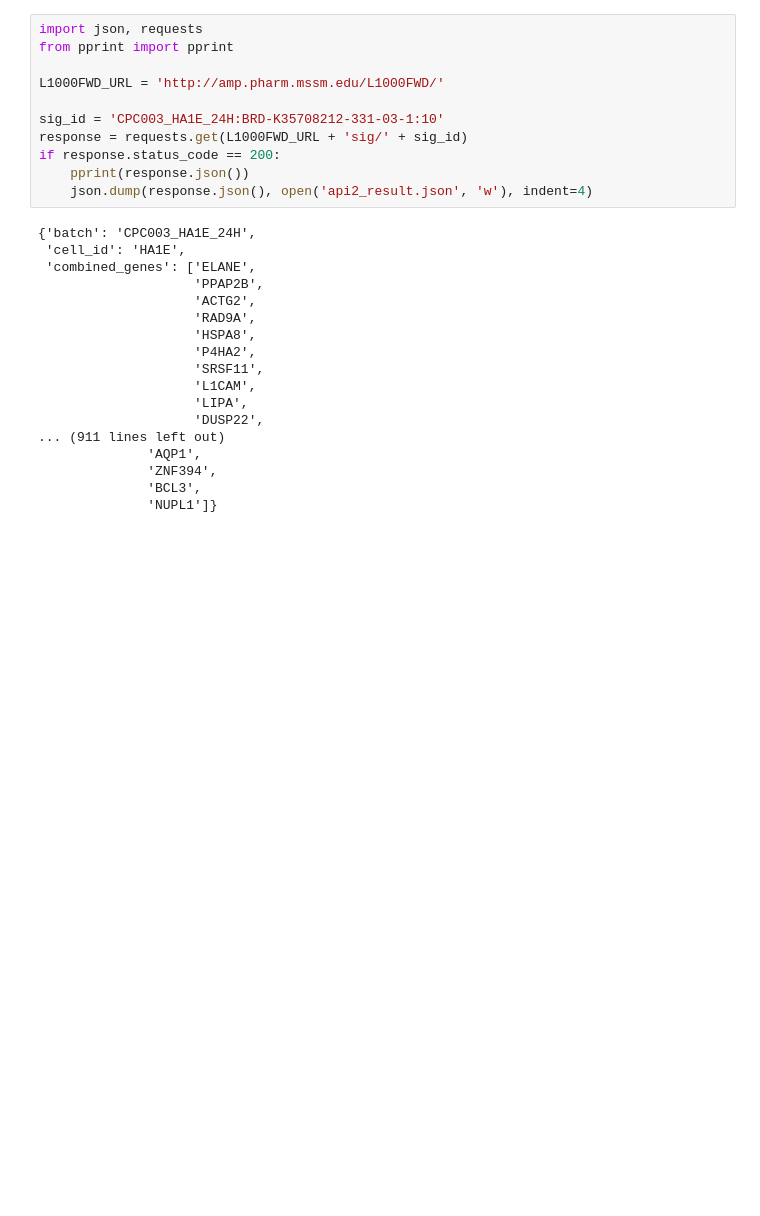
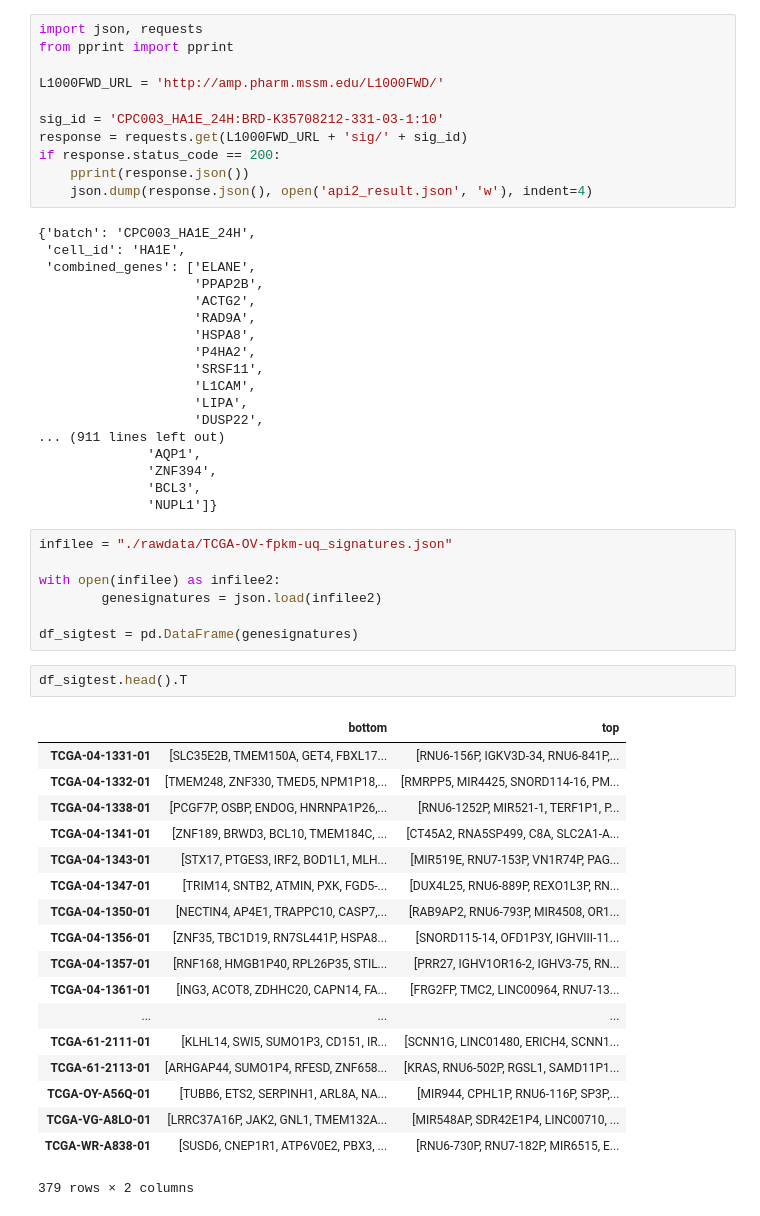
Before and after one commit to hfreid17/ovarian-cancer, a Jupyter notebook: pipeline/notebooks/development.ipynb, the cells around one changed output. Saved outputs shown, nothing was run; the diff lists cells and outputs as text; blank space fills up the shorter version.

```diff
--- a/pipeline/notebooks/development.ipynb
+++ b/pipeline/notebooks/development.ipynb
@@ -1071,3 +1009,31 @@ if response.status_code == 200:
               'ZNF394',
               'BCL3',
               'NUPL1']}
+# %%
+infilee = "./rawdata/TCGA-OV-fpkm-uq_signatures.json"
+
+with open(infilee) as infilee2:
+        genesignatures = json.load(infilee2)
+
+df_sigtest = pd.DataFrame(genesignatures)
+# %%
+df_sigtest.head().T
+# %% [output]
+|  | bottom | top |
+| TCGA-04-1331-01 | [SLC35E2B, TMEM150A, GET4, FBXL17... | [RNU6-156P, IGKV3D-34, RNU6-841P,... |
+| TCGA-04-1332-01 | [TMEM248, ZNF330, TMED5, NPM1P18,... | [RMRPP5, MIR4425, SNORD114-16, PM... |
+| TCGA-04-1338-01 | [PCGF7P, OSBP, ENDOG, HNRNPA1P26,... | [RNU6-1252P, MIR521-1, TERF1P1, P... |
+| TCGA-04-1341-01 | [ZNF189, BRWD3, BCL10, TMEM184C, ... | [CT45A2, RNA5SP499, C8A, SLC2A1-A... |
+| TCGA-04-1343-01 | [STX17, PTGES3, IRF2, BOD1L1, MLH... | [MIR519E, RNU7-153P, VN1R74P, PAG... |
+| TCGA-04-1347-01 | [TRIM14, SNTB2, ATMIN, PXK, FGD5-... | [DUX4L25, RNU6-889P, REXO1L3P, RN... |
+| TCGA-04-1350-01 | [NECTIN4, AP4E1, TRAPPC10, CASP7,... | [RAB9AP2, RNU6-793P, MIR4508, OR1... |
+| TCGA-04-1356-01 | [ZNF35, TBC1D19, RN7SL441P, HSPA8... | [SNORD115-14, OFD1P3Y, IGHVIII-11... |
+| TCGA-04-1357-01 | [RNF168, HMGB1P40, RPL26P35, STIL... | [PRR27, IGHV1OR16-2, IGHV3-75, RN... |
+| TCGA-04-1361-01 | [ING3, ACOT8, ZDHHC20, CAPN14, FA... | [FRG2FP, TMC2, LINC00964, RNU7-13... |
+| ... | ... | ... |
+| TCGA-61-2111-01 | [KLHL14, SWI5, SUMO1P3, CD151, IR... | [SCNN1G, LINC01480, ERICH4, SCNN1... |
+| TCGA-61-2113-01 | [ARHGAP44, SUMO1P4, RFESD, ZNF658... | [KRAS, RNU6-502P, RGSL1, SAMD11P1... |
+| TCGA-OY-A56Q-01 | [TUBB6, ETS2, SERPINH1, ARL8A, NA... | [MIR944, CPHL1P, RNU6-116P, SP3P,... |
+| TCGA-VG-A8LO-01 | [LRRC37A16P, JAK2, GNL1, TMEM132A... | [MIR548AP, SDR42E1P4, LINC00710, ... |
+| TCGA-WR-A838-01 | [SUSD6, CNEP1R1, ATP6V0E2, PBX3, ... | [RNU6-730P, RNU7-182P, MIR6515, E... |
+379 rows × 2 columns
```
Also changed, not shown: parts of 4 cells of this notebook, 5 other files.
